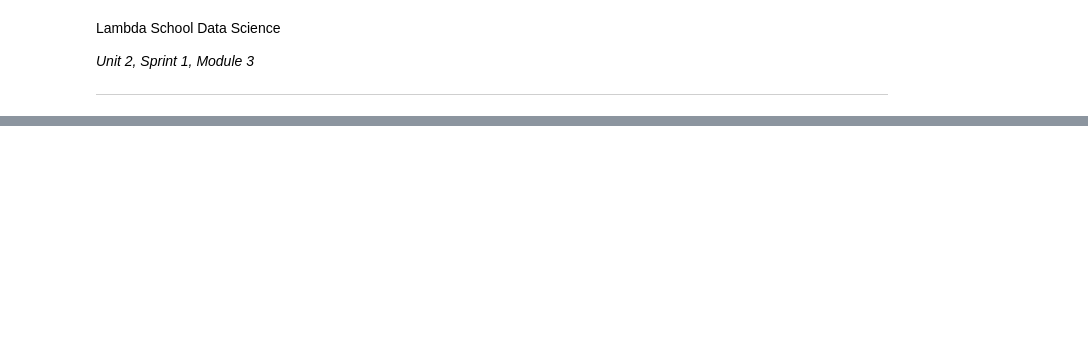
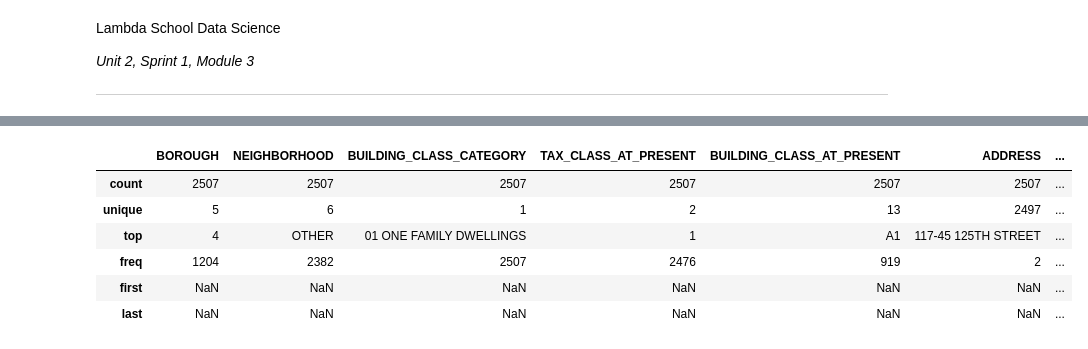
Before and after one commit to bloominstituteoftechnology/DS-Unit-2-Linear-Models, a Jupyter notebook: module3-ridge-regression/LS_DS_213_assignment.ipynb, the cells around one changed output, grey strips where cells are left out. Drawn from its saved outputs; the diff is of its cells as text; code cells hidden in the pictures; blank space fills up the shorter version.

```diff
--- a/module3-ridge-regression/LS_DS_213_assignment.ipynb
+++ b/module3-ridge-regression/LS_DS_213_assignment.ipynb
@@ -91,0 +122,8 @@ df.loc[~df['NEIGHBORHOOD'].isin(top10), 'NEIGHBORHOOD'] = 'OTHER'
+# %%
+# Use a subset of the data where BUILDING_CLASS_CATEGORY == '01 ONE FAMILY DWELLINGS'
+# and the sale price was more than 100 thousand and less than 2 million.
+
+df_sub = df[df['BUILDING_CLASS_CATEGORY'] == '01 ONE FAMILY DWELLINGS']
+df_sub = df_sub[df_sub['SALE_PRICE'] > 100000]
+df_sub = df_sub[df_sub['SALE_PRICE'] < 2000000]
+df_sub.shape
@@ -91,0 +132,9 @@ df.loc[~df['NEIGHBORHOOD'].isin(top10), 'NEIGHBORHOOD'] = 'OTHER'
+# %%
+# Converting SALE_DATE to a datetime
+# Split Train (Jan-March) / Test data (April)
+
+df_sub['SALE_DATE'] = pd.to_datetime(df_sub['SALE_DATE'], infer_datetime_format=True)
+
+cutoff = pd.to_datetime('04/01/2019')
+train = df_sub[df_sub.SALE_DATE < cutoff]
+test = df_sub[df_sub.SALE_DATE >= cutoff]
@@ -91,0 +159,10 @@ df.loc[~df['NEIGHBORHOOD'].isin(top10), 'NEIGHBORHOOD'] = 'OTHER'
+# %%
+train.describe(exclude='number')
+# %% [output]
+|  | BOROUGH | NEIGHBORHOOD | BUILDING_CLASS_CATEGORY | TAX_CLASS_AT_PRESENT | BUILDING_CLASS_AT_PRESENT | ADDRESS | ... |
+| count | 2507 | 2507 | 2507 | 2507 | 2507 | 2507 | ... |
+| unique | 5 | 6 | 1 | 2 | 13 | 2497 | ... |
+| top | 4 | OTHER | 01 ONE FAMILY DWELLINGS | 1 | A1 | 117-45 125TH STREET | ... |
+| freq | 1204 | 2382 | 2507 | 2476 | 919 | 2 | ... |
+| first | NaN | NaN | NaN | NaN | NaN | NaN | ... |
+| last | NaN | NaN | NaN | NaN | NaN | NaN | ... |
```
Also changed, not shown: parts of 13 cells of this notebook.
